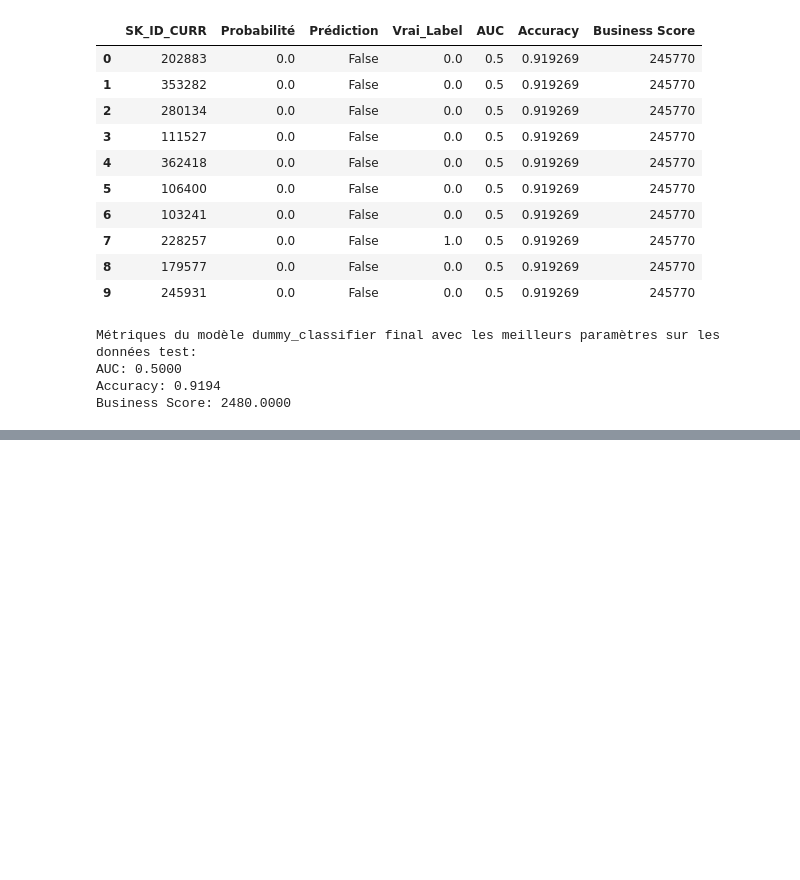
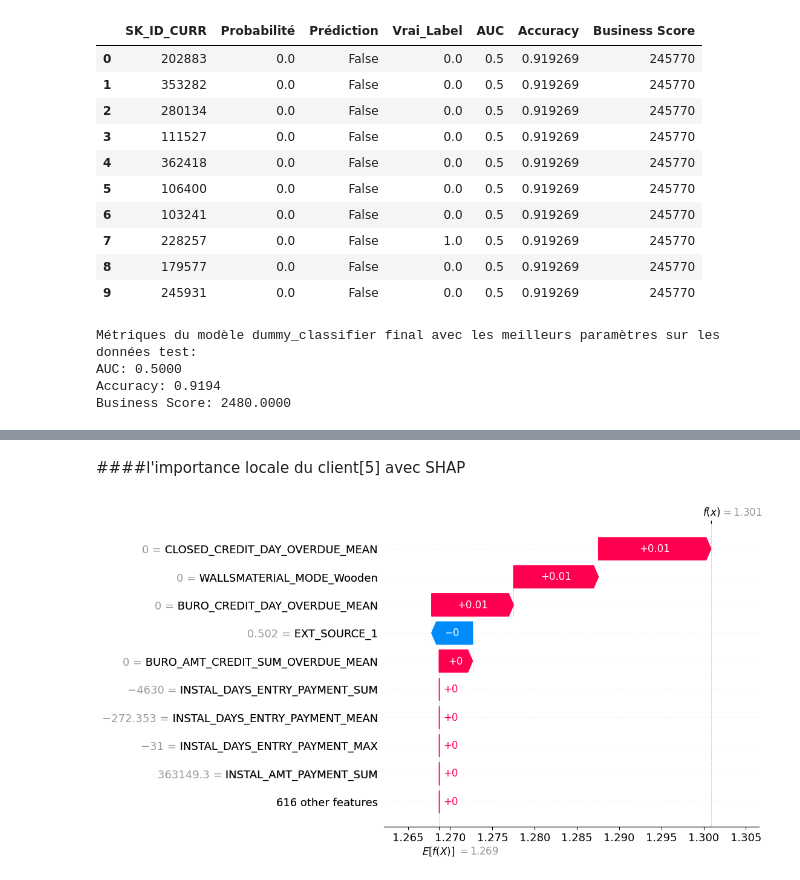
Before and after one commit to 1952ma/projet7, a Jupyter notebook: notebook_models.ipynb, the cells around one changed output, grey strips where cells are left out. Saved outputs shown, nothing was run; the diff lists cells and outputs as text; code cells hidden in the pictures; blank space fills up the shorter version.

```diff
--- a/notebook_models.ipynb
+++ b/notebook_models.ipynb
@@ -3734,0 +3895,9 @@ Business Score: 2480.0000
+# %% [markdown]
+####l'importance locale du client[5] avec SHAP
+# %%
+#la contribution détaillé de chaque caractéristique pour le client 6: : donc le conseiller pourra motivé sa décision en mentionnant
+# les caractéristiques qui ont contribués positivement et négativement à la déscicion de refus ou acceptation de donnée le crédit
+
+shap.waterfall_plot(shap_values[5])
+# %% [output]
+[figure, added]
```
Also changed, not shown: parts of 12 cells of this notebook, 2 other files.
